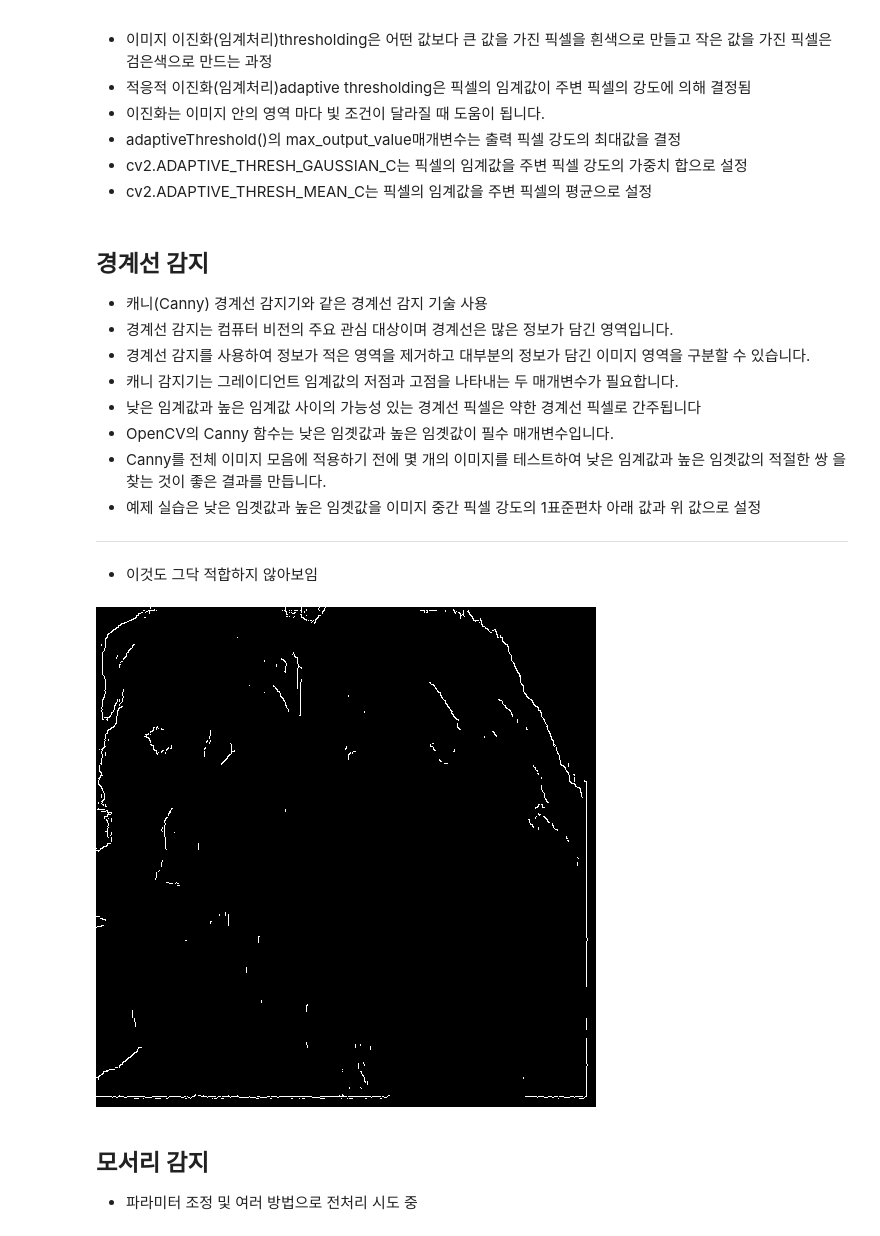
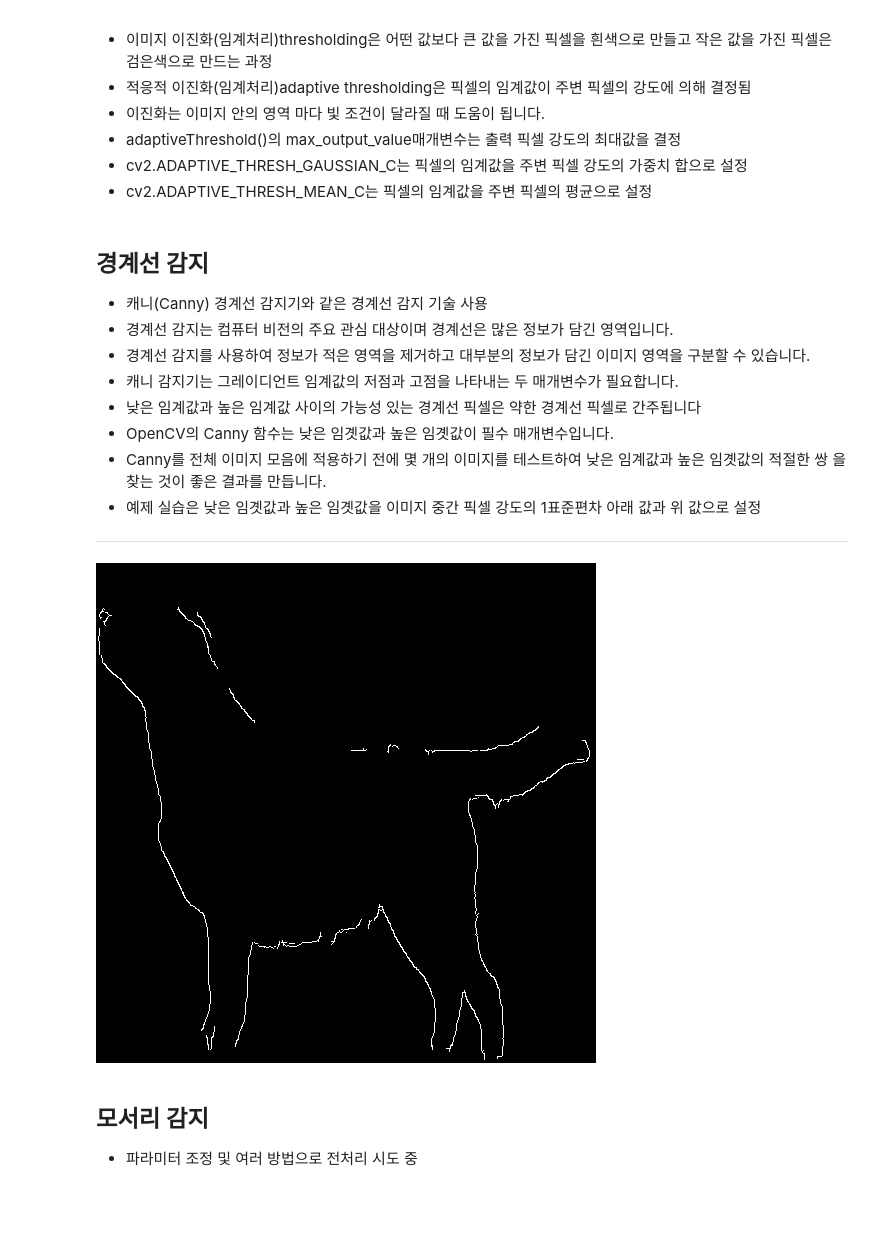
Before and after one commit to gyounghee/GH_TIL, a Jupyter notebook: Project/기업요구사항 문제해결 PJT/이미지_전처리.ipynb, the cells around one changed output. Drawn from its saved outputs; the diff is of its cells as text; code cells hidden in the pictures; blank space fills up the shorter version.

```diff
--- a/Project/기업요구사항 문제해결 PJT/이미지_전처리.ipynb
+++ b/Project/기업요구사항 문제해결 PJT/이미지_전처리.ipynb
@@ -281,24 +342,23 @@ Grayscale_sharp(name,file_path, save_path)
 - 예제 실습은 낮은 임곗값과 높은 임곗값을 이미지 중간 픽셀 강도의 1표준편차 아래 값과 위 값으로 설정
 
 ------------------------------------------------------------
-- 이것도 그닥 적합하지 않아보임
 # %%
 import cv2
 import numpy as np
 from matplotlib import pyplot as plt
 
-image_gray = cv2.imread("/content/drive/MyDrive/멀티캠퍼스/3조/이경희/retriever_resize/fat_retriever/397.jpg", cv2.IMREAD_GRAYSCALE) # 흑백 이미지로 로드
+image_gray = cv2.imread("/content/drive/MyDrive/멀티캠퍼스/3조/Dog_Pic/전처리 이미지(학습용)/리트리버/set_4/전처리_비만/Gray_GaussianBlur_fat_1.jpg", cv2.IMREAD_GRAYSCALE) # 흑백 이미지로 로드
 median_intensity = np.median(image_gray) # 픽셀 강도의 중간값을 계산
 
 # 중간 픽셀 강도에서 위아래 1 표준 편차 떨어진 값을 임계값으로 지정합니다.
-lower_threshold = int(max(0, (1.0 - 0.01) * median_intensity))
-upper_threshold = int(min(255, (1.0 + 0.01) * median_intensity))
+lower_threshold = int(max(0, (1.0 - 0.2) * median_intensity))
+upper_threshold = int(min(255, (1.0 + 0.2) * median_intensity))
 
 # 캐니 경계선 감지기를 적용합니다.
 image_canny = cv2.Canny(image_gray, lower_threshold, upper_threshold)
 
 # plt.imshow(image_canny, cmap="gray"), plt.axis("off") # 이미지 출력
 # plt.show()
 cv2_imshow(image_canny)
 # %% [output]
-[figure, old version]
+[figure, new version]
```
Also changed, not shown: parts of 15 cells of this notebook.
